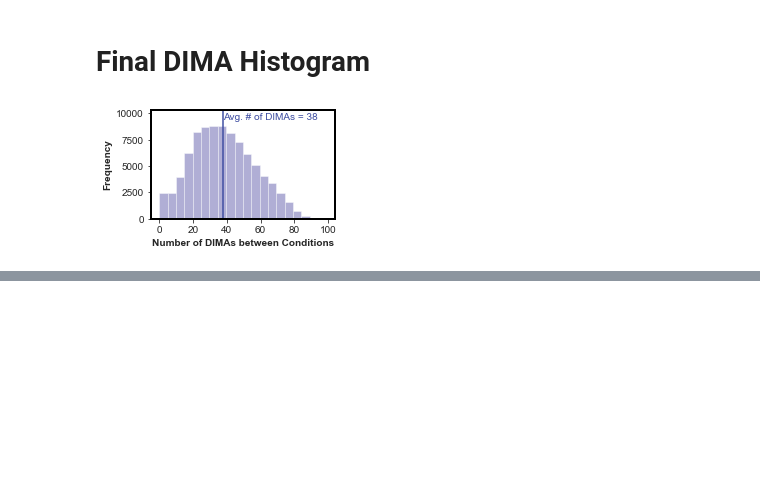
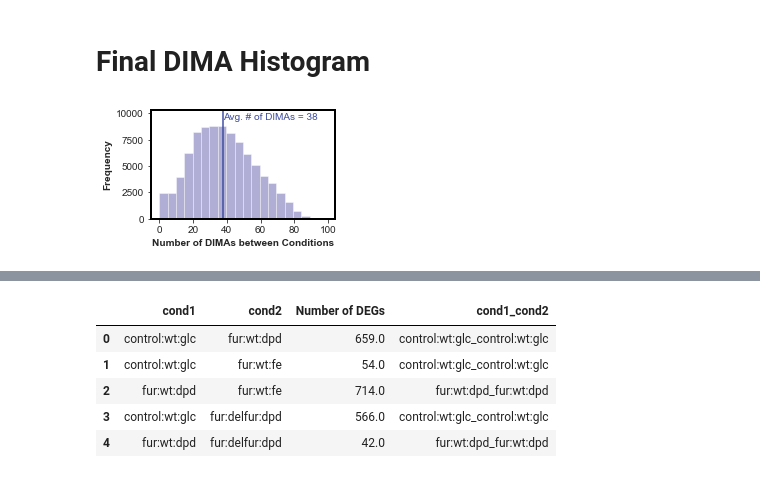
Before and after one commit to SBRG/precise2, a Jupyter notebook: notebooks/figure3_DIMA_and_figure4_ygev.ipynb, the cells around one changed output, grey strips where cells are left out. Saved outputs shown, nothing was run; the diff lists cells and outputs as text; code cells hidden in the pictures; blank space fills up the shorter version.

```diff
--- a/notebooks/figure3_DIMA_and_figure4_ygev.ipynb
+++ b/notebooks/figure3_DIMA_and_figure4_ygev.ipynb
@@ -677,0 +693,16 @@ plt.savefig('./fig3/dimas_histogram.pdf', dpi = 600, bbox_inches = 'tight')
+# %%
+degs = pd.read_csv('./data/degs_combined.csv', index_col=0)
+degs_collapse = pd.melt(degs, ignore_index=False).dropna().reset_index().rename(columns={'index':'cond1', 'variable':'cond2','value':'Number of DEGs'})
+degs_collapse['cond1'] = degs_collapse['cond1'].str.replace('_',':')
+degs_collapse['cond2'] = degs_collapse['cond2'].str.replace('_',':')
+degs_collapse = degs_collapse[degs_collapse['cond1'] != degs_collapse['cond2']]
+degs_collapse['cond1_cond2'] = degs_collapse['cond1']+"_"+degs_collapse['cond1']
+
+degs_collapse.head()
+# %% [output]
+|  | cond1 | cond2 | Number of DEGs | cond1_cond2 |
+| 0 | control:wt:glc | fur:wt:dpd | 659.0 | control:wt:glc_control:wt:glc |
+| 1 | control:wt:glc | fur:wt:fe | 54.0 | control:wt:glc_control:wt:glc |
+| 2 | fur:wt:dpd | fur:wt:fe | 714.0 | fur:wt:dpd_fur:wt:dpd |
+| 3 | control:wt:glc | fur:delfur:dpd | 566.0 | control:wt:glc_control:wt:glc |
+| 4 | fur:wt:dpd | fur:delfur:dpd | 42.0 | fur:wt:dpd_fur:wt:dpd |
```
Also changed, not shown: parts of 4 cells of this notebook, 1 other file.
